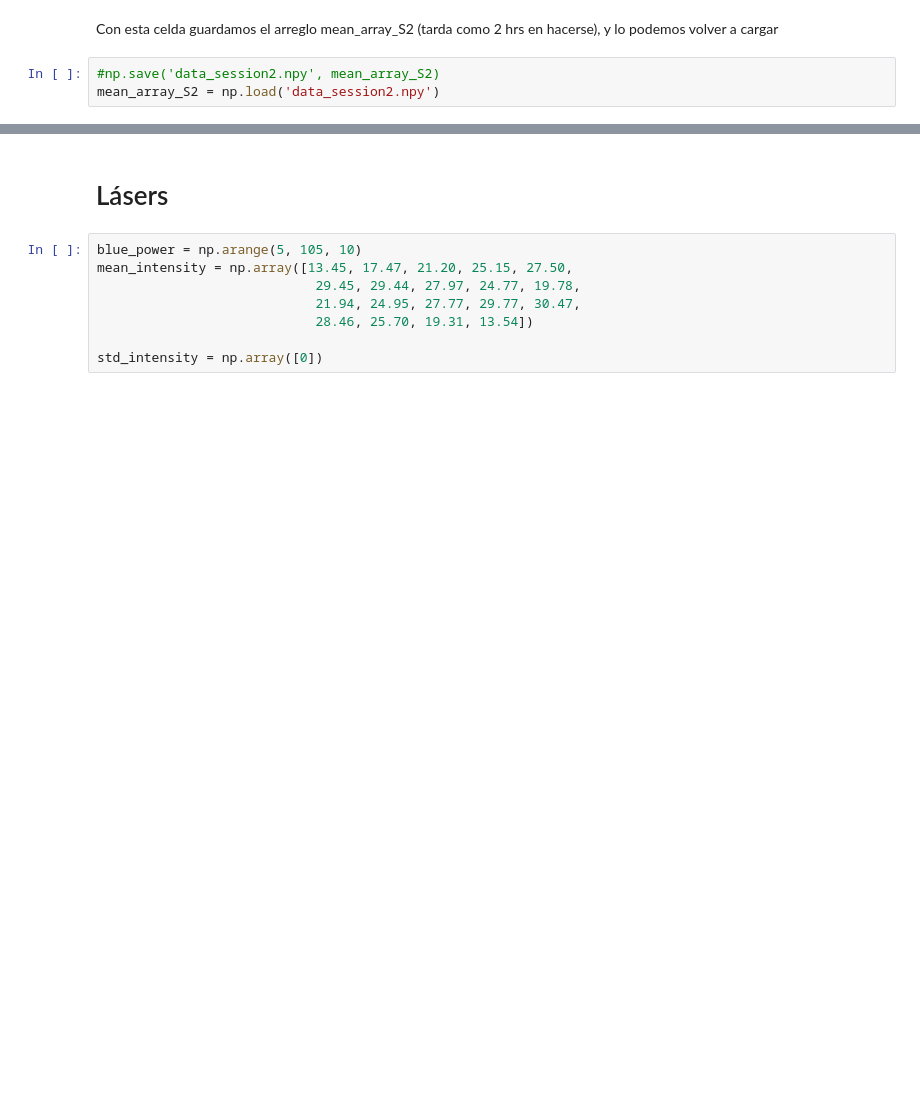
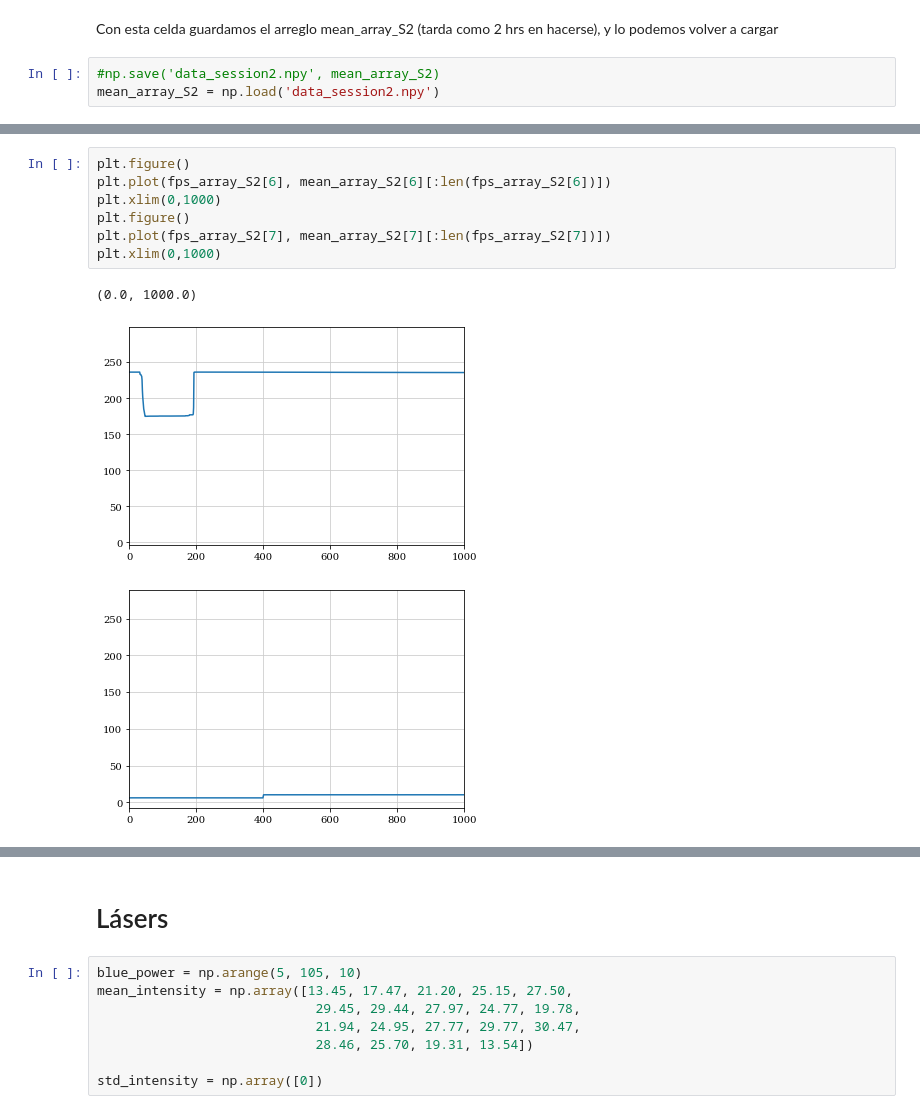
Before and after one commit to Wenupi/analysis-liquid_crystals, a Jupyter notebook: termo.ipynb, the cells around one changed output, grey strips where cells are left out. Cells and saved outputs as stored; diff of their text form; blank space fills up the shorter version.

```diff
--- a/termo.ipynb
+++ b/termo.ipynb
@@ -374,0 +431,11 @@ for j in range(0, 8, 1):
+# %%
+plt.figure()
+plt.plot(fps_array_S2[6], mean_array_S2[6][:len(fps_array_S2[6])])
+plt.xlim(0,1000)
+plt.figure()
+plt.plot(fps_array_S2[7], mean_array_S2[7][:len(fps_array_S2[7])])
+plt.xlim(0,1000)
+# %% [output]
+(0.0, 1000.0)
+[figure, added]
+[figure, added]
```
Also changed, not shown: parts of 12 cells of this notebook, 8 other files.
